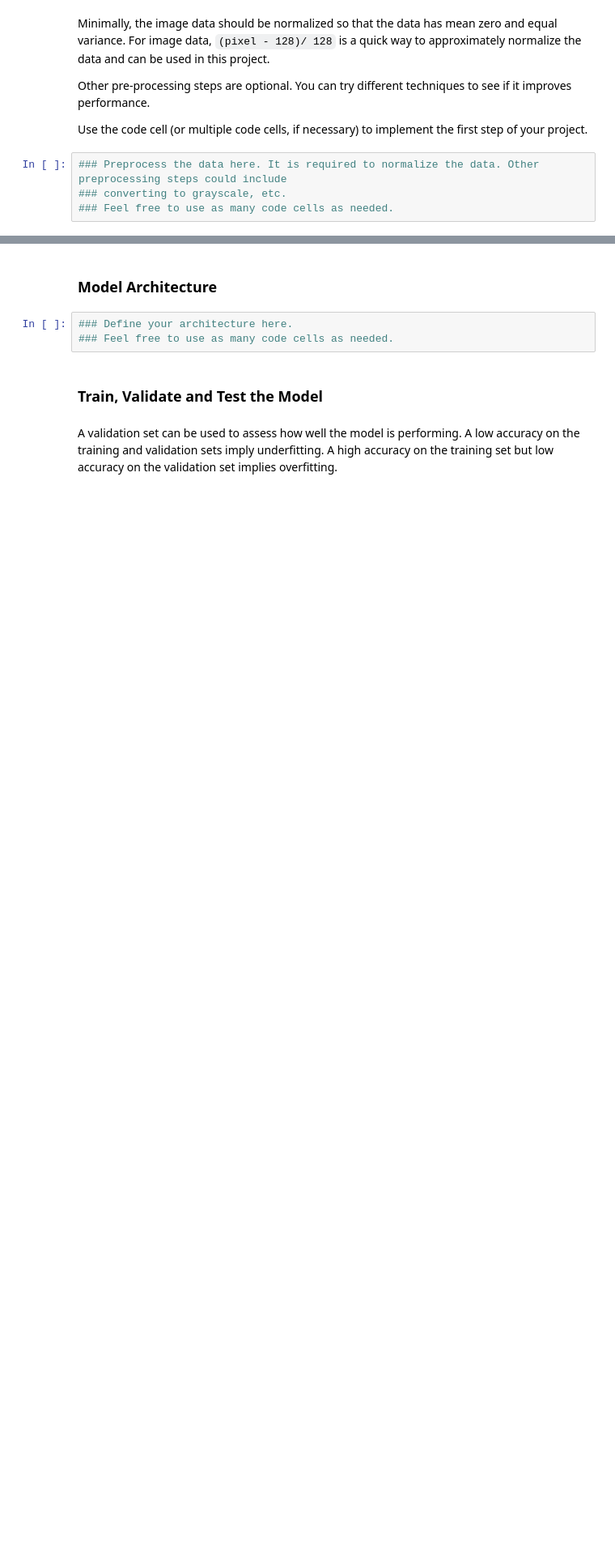
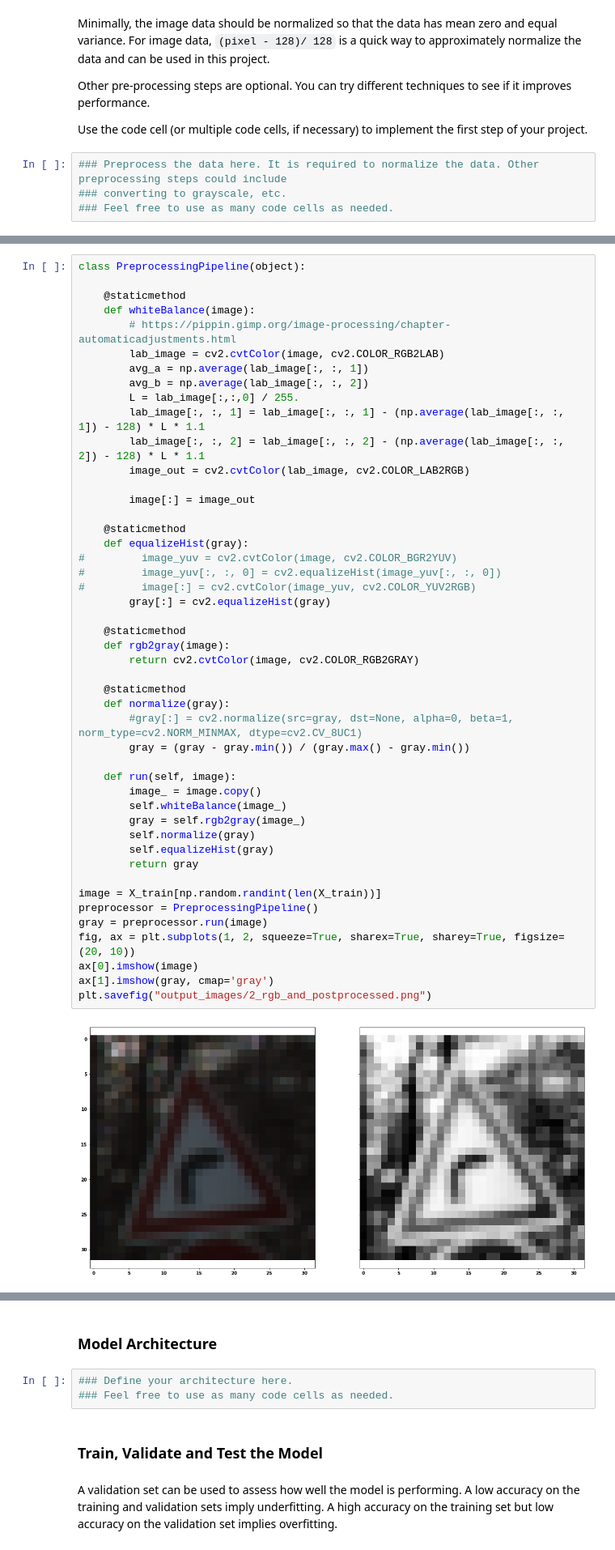
Before and after one commit to udacity/CarND-Traffic-Sign-Classifier-Project, a Jupyter notebook: Traffic_Sign_Classifier.ipynb, the cells around one changed output, grey strips where cells are left out. Shown at 81% size. Drawn from its saved outputs; the diff is of its cells as text; blank space fills up the shorter version.

Commit message:
preprocessing

```diff
--- a/Traffic_Sign_Classifier.ipynb
+++ b/Traffic_Sign_Classifier.ipynb
@@ -124,0 +233,49 @@ Use the code cell (or multiple code cells, if necessary) to implement the first
+# %%
+class PreprocessingPipeline(object):
+
+    @staticmethod
+    def whiteBalance(image):
+        # https://pippin.gimp.org/image-processing/chapter-automaticadjustments.html
+        lab_image = cv2.cvtColor(image, cv2.COLOR_RGB2LAB)
+        avg_a = np.average(lab_image[:, :, 1])
+        avg_b = np.average(lab_image[:, :, 2])
+        L = lab_image[:,:,0] / 255.
+        lab_image[:, :, 1] = lab_image[:, :, 1] - (np.average(lab_image[:, :, 1]) - 128) * L * 1.1
+        lab_image[:, :, 2] = lab_image[:, :, 2] - (np.average(lab_image[:, :, 2]) - 128) * L * 1.1
+        image_out = cv2.cvtColor(lab_image, cv2.COLOR_LAB2RGB)
+
+        image[:] = image_out
+
+    @staticmethod
+    def equalizeHist(gray):
+#         image_yuv = cv2.cvtColor(image, cv2.COLOR_BGR2YUV)
+#         image_yuv[:, :, 0] = cv2.equalizeHist(image_yuv[:, :, 0])
+#         image[:] = cv2.cvtColor(image_yuv, cv2.COLOR_YUV2RGB)
+        gray[:] = cv2.equalizeHist(gray)
+
+    @staticmethod
+    def rgb2gray(image):
+        return cv2.cvtColor(image, cv2.COLOR_RGB2GRAY)
+
+    @staticmethod
+    def normalize(gray):
+        #gray[:] = cv2.normalize(src=gray, dst=None, alpha=0, beta=1, norm_type=cv2.NORM_MINMAX, dtype=cv2.CV_8UC1)
+        gray = (gray - gray.min()) / (gray.max() - gray.min())
+
+    def run(self, image):
+        image_ = image.copy()
+        self.whiteBalance(image_)
+        gray = self.rgb2gray(image_)
+        self.normalize(gray)
+        self.equalizeHist(gray)
+        return gray
+
+image = X_train[np.random.randint(len(X_train))]
+preprocessor = PreprocessingPipeline()
+gray = preprocessor.run(image)
+fig, ax = plt.subplots(1, 2, squeeze=True, sharex=True, sharey=True, figsize=(20, 10))
+ax[0].imshow(image)
+ax[1].imshow(gray, cmap='gray')
+plt.savefig("output_images/2_rgb_and_postprocessed.png")
+# %% [output]
+[figure, added]
```
Also changed, not shown: parts of 12 cells of this notebook, 2 other files.
